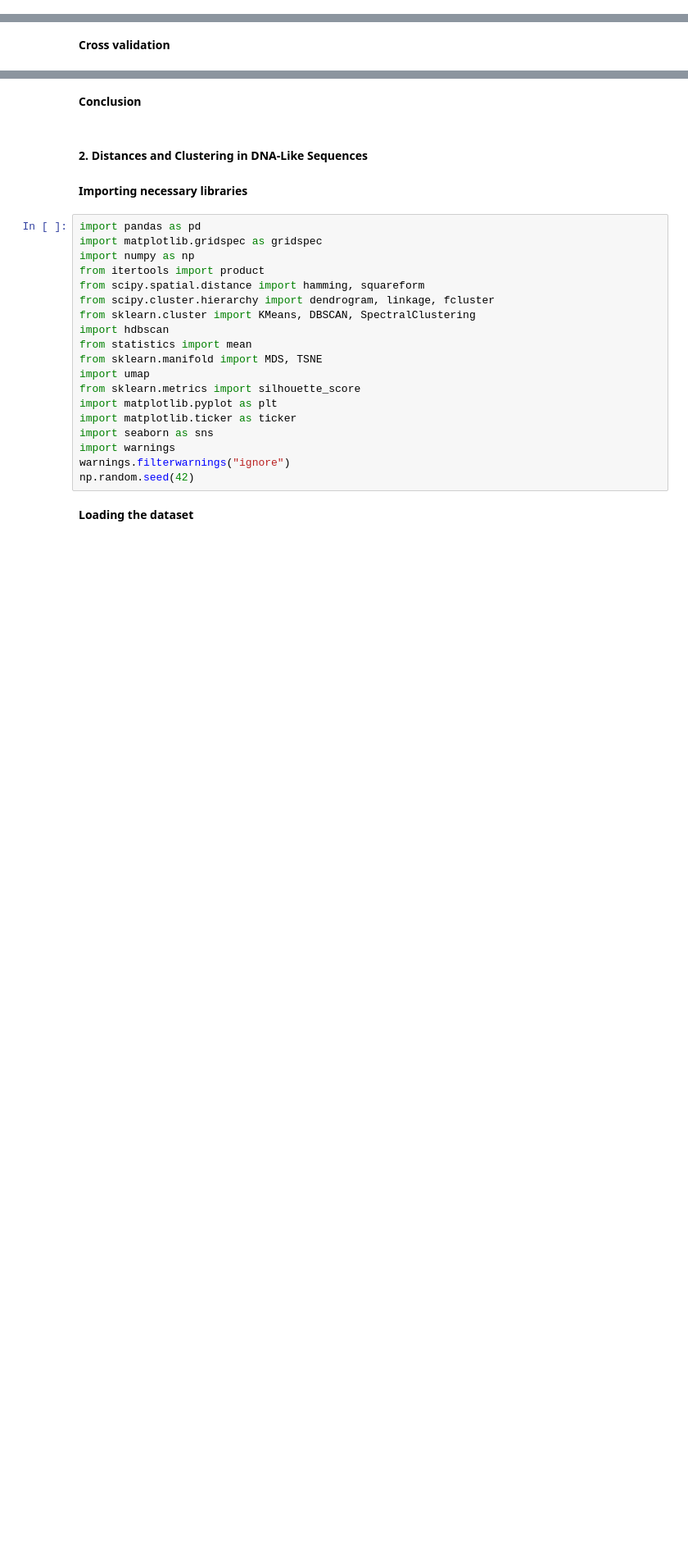
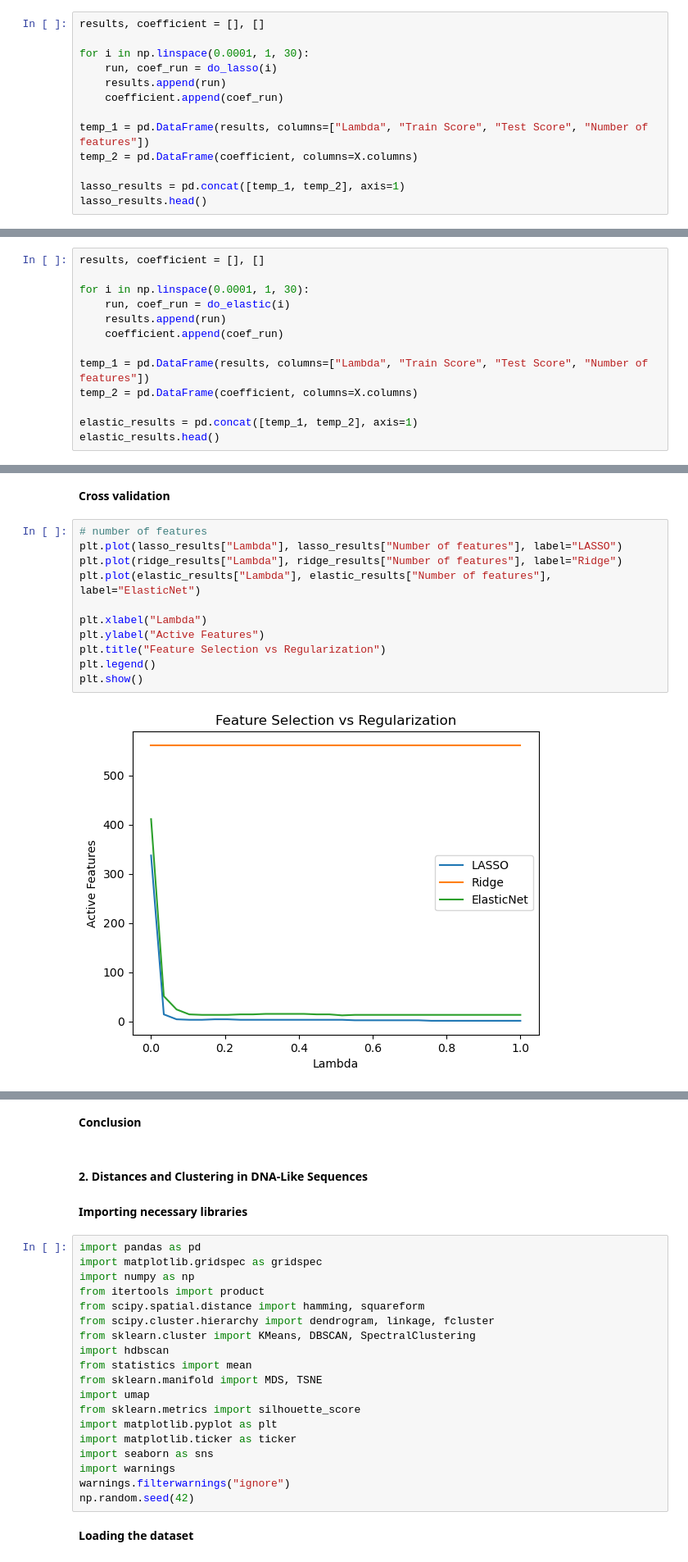
Before and after one commit to Shravani018/ml_2_group1, a Jupyter notebook: Assignment3/ML2_Group1_Assignment3.ipynb, the cells around one changed output, grey strips where cells are left out. Shown at 82% size. Saved outputs shown, nothing was run; the diff lists cells and outputs as text; blank space fills up the shorter version.

```diff
--- a/Assignment3/ML2_Group1_Assignment3.ipynb
+++ b/Assignment3/ML2_Group1_Assignment3.ipynb
@@ -22,0 +185,13 @@
+# %%
+results, coefficient = [], []
+
+for i in np.linspace(0.0001, 1, 30):
+    run, coef_run = do_lasso(i)
+    results.append(run)
+    coefficient.append(coef_run)
+
+temp_1 = pd.DataFrame(results, columns=["Lambda", "Train Score", "Test Score", "Number of features"])
+temp_2 = pd.DataFrame(coefficient, columns=X.columns)
+
+lasso_results = pd.concat([temp_1, temp_2], axis=1)
+lasso_results.head()
@@ -23,2 +206,15 @@
 # %% [markdown]
 **Elastic Net**
+# %%
+results, coefficient = [], []
+
+for i in np.linspace(0.0001, 1, 30):
+    run, coef_run = do_elastic(i)
+    results.append(run)
+    coefficient.append(coef_run)
+
+temp_1 = pd.DataFrame(results, columns=["Lambda", "Train Score", "Test Score", "Number of features"])
+temp_2 = pd.DataFrame(coefficient, columns=X.columns)
+
+elastic_results = pd.concat([temp_1, temp_2], axis=1)
+elastic_results.head()
@@ -25,2 +229,15 @@
 # %% [markdown]
 **Cross validation**
+# %%
+# number of features
+plt.plot(lasso_results["Lambda"], lasso_results["Number of features"], label="LASSO")
+plt.plot(ridge_results["Lambda"], ridge_results["Number of features"], label="Ridge")
+plt.plot(elastic_results["Lambda"], elastic_results["Number of features"], label="ElasticNet")
+
+plt.xlabel("Lambda")
+plt.ylabel("Active Features")
+plt.title("Feature Selection vs Regularization")
+plt.legend()
+plt.show()
+# %% [output]
+[figure, added]
```
Also changed, not shown: parts of 13 cells of this notebook.
